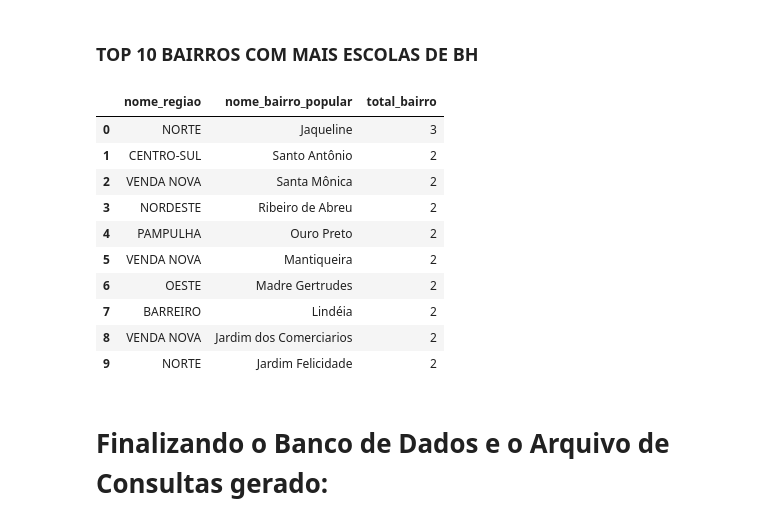
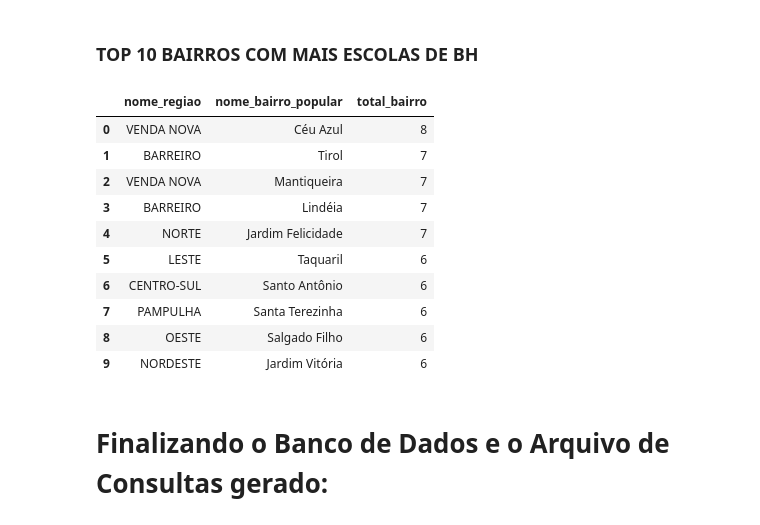
Before and after one commit to lucascassio/TP2-IBD, a Jupyter notebook: TP2.ipynb, the cells around one changed output. Saved outputs shown, nothing was run; the diff lists cells and outputs as text; code cells hidden in the pictures.

```diff
--- a/TP2.ipynb
+++ b/TP2.ipynb
@@ -247,19 +255,19 @@ runQuery(a4, "a4")
 # %%
 a6 = "SELECT regioes.nome_regiao, rede_municipal_escolas.nome_bairro_popular, COUNT(rede_municipal_escolas.nome_bairro_popular) AS total_bairro FROM rede_municipal_escolas JOIN regioes ON regioes.nome_regiao = rede_municipal_escolas.nome_regiao GROUP BY nome_bairro_popular ORDER BY total_bairro DESC LIMIT 10;"
 #NÃO ALTERE A LINHA ABAIXO
-runQuery(a5, "a5")
+runQuery(a6, "a6")
 # %% [output]
 |  | nome_regiao | nome_bairro_popular | total_bairro |
-| 0 | NORTE | Jaqueline | 3 |
-| 1 | CENTRO-SUL | Santo Antônio | 2 |
-| 2 | VENDA NOVA | Santa Mônica | 2 |
-| 3 | NORDESTE | Ribeiro de Abreu | 2 |
-| 4 | PAMPULHA | Ouro Preto | 2 |
-| 5 | VENDA NOVA | Mantiqueira | 2 |
-| 6 | OESTE | Madre Gertrudes | 2 |
-| 7 | BARREIRO | Lindéia | 2 |
-| 8 | VENDA NOVA | Jardim dos Comerciarios | 2 |
-| 9 | NORTE | Jardim Felicidade | 2 |
+| 0 | VENDA NOVA | Céu Azul | 8 |
+| 1 | BARREIRO | Tirol | 7 |
+| 2 | VENDA NOVA | Mantiqueira | 7 |
+| 3 | BARREIRO | Lindéia | 7 |
+| 4 | NORTE | Jardim Felicidade | 7 |
+| 5 | LESTE | Taquaril | 6 |
+| 6 | CENTRO-SUL | Santo Antônio | 6 |
+| 7 | PAMPULHA | Santa Terezinha | 6 |
+| 8 | OESTE | Salgado Filho | 6 |
+| 9 | NORDESTE | Jardim Vitória | 6 |
 # %% [markdown]
 # Finalizando o Banco de Dados e o Arquivo de Consultas gerado:
 # %%
```
Also changed, not shown: parts of 16 cells of this notebook, 10 other files.
